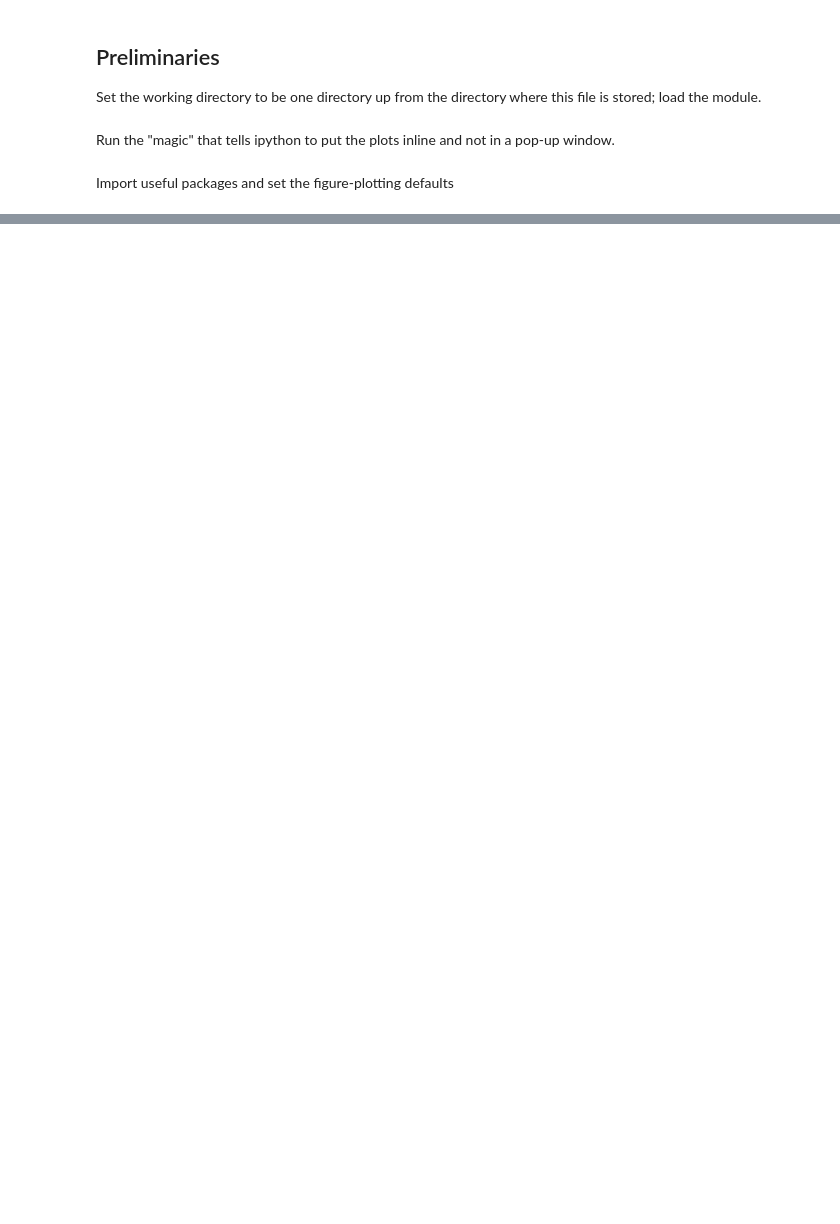
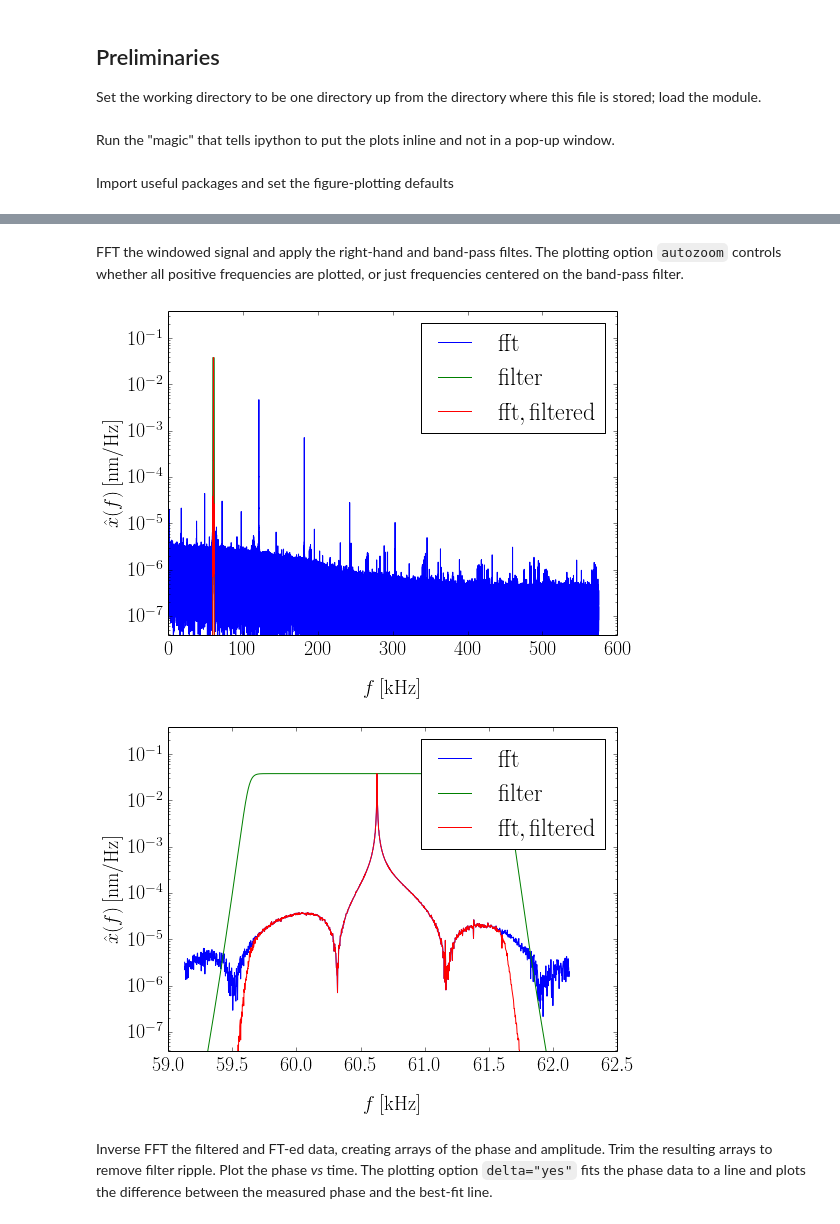
Before and after one commit to JohnMarohn/FreqDemod, a Jupyter notebook: freqdemod/docs/freqdemod-quickstart-4.ipynb, the cells around one changed output, grey strips where cells are left out. Saved outputs shown, nothing was run; the diff lists cells and outputs as text; code cells hidden in the pictures; blank space fills up the shorter version.

Commit message:
freqdemod-quickstart-4: rewrite to demonstrate the newly-developed plotting functions.

```diff
--- a/freqdemod/docs/freqdemod-quickstart-4.ipynb
+++ b/freqdemod/docs/freqdemod-quickstart-4.ipynb
@@ -91,0 +62,12 @@ Signal Report
+# %% [markdown]
+FFT the windowed signal and apply the right-hand and band-pass filtes.  The plotting option ``autozoom`` controls whether all positive frequencies are plotted, or just frequencies centered on the band-pass filter.
+# %%
+S.fft()
+S.filter(bw=1.0E3)
+S.plot_fft(autozoom="no")
+S.plot_fft(autozoom="yes")
+# %% [output]
+[figure, added]
+[figure, added]
+# %% [markdown]
+Inverse FFT the filtered and FT-ed data, creating arrays of the phase and amplitude.  Trim the resulting arrays to remove filter ripple.  Plot the phase *vs* time.  The plotting option ``delta="yes"`` fits the phase data to a line and plots the difference between the measured phase and the best-fit line.
```
Also changed, not shown: parts of 15 cells of this notebook.
